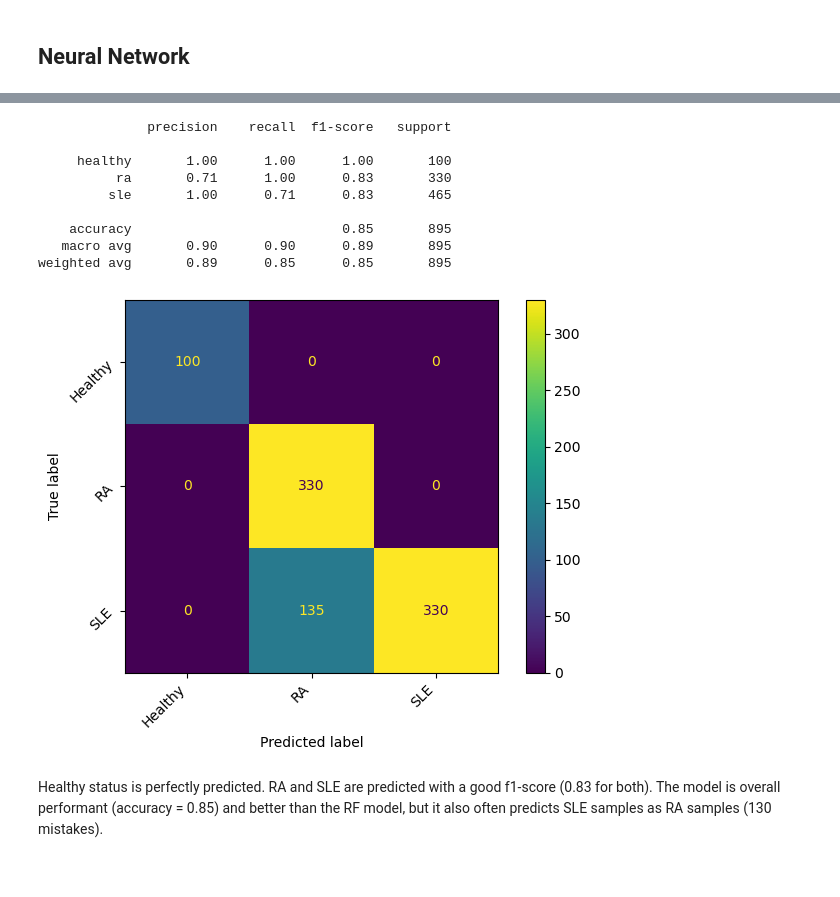
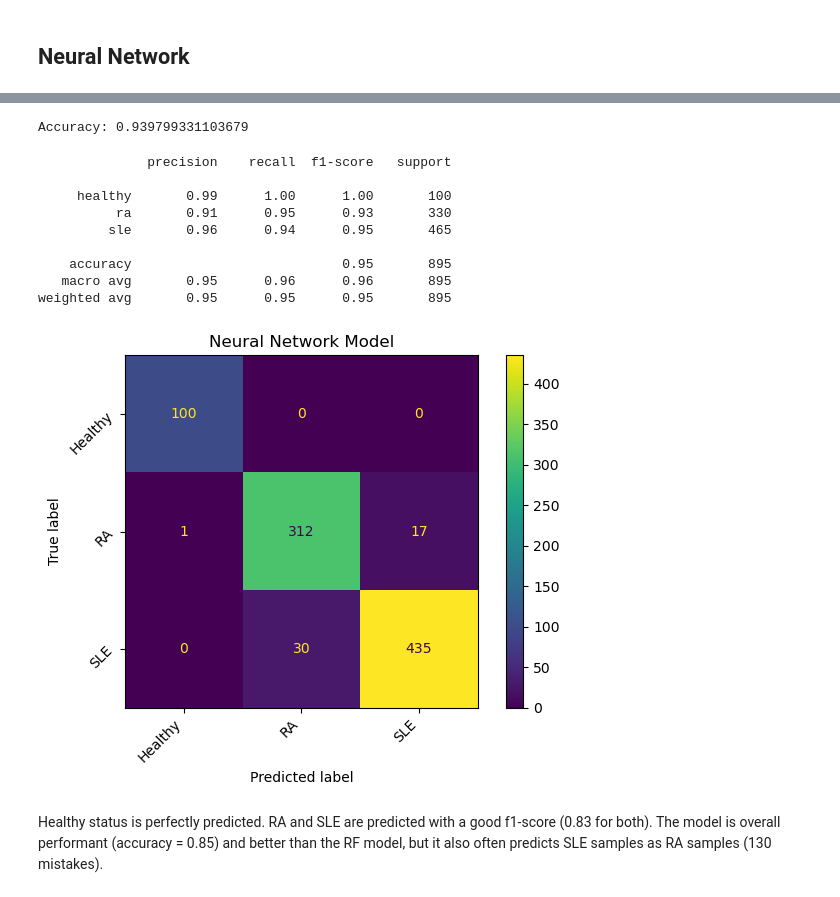
Before and after one commit to CorentinMey/ML_project, a Jupyter notebook: Classifier.ipynb, the cells around one changed output, grey strips where cells are left out. Saved outputs shown, nothing was run; the diff lists cells and outputs as text; code cells hidden in the pictures.

Commit message:
ajout du projet finalisé

```diff
--- a/Classifier.ipynb
+++ b/Classifier.ipynb
@@ -282,11 +497,0 @@ model = create_model(optimizer='rmsprop', dropout_rate=0.5, neurons=32)
-# %%
-labels_train = adata_train.obs["status"]  # Extraction of health status
-labels_test = adata_test.obs["status"]  # Extraction of health status
-
-print(type(labels_train[0]))
-
-y_train, y_test = prepare_CNN(labels_train, labels_test) # encode the labels
-
-# Extract expression values
-X_train = adata_train.X
-X_test = adata_test.X
@@ -324,8 +497,0 @@ Epoch 24/200
-# %%
-# Evaluate the performance
-loss, accuracy = model.evaluate(X_test, y_test, verbose=0)
-print(f'Test Accuracy: {accuracy:.4f}')
-
-y_pred = model.predict(X_test)
-y_pred_classes = np.argmax(y_pred, axis=1)
-y_test_classes = np.argmax(y_test, axis=1)
@@ -335,31 +624,44 @@ Test Accuracy: 0.8492
+# %%
+# Set the best model
+model = create_model_MLPC((10, 30, 10), activation='relu', dropout_rate=None, solver='adam', max_iter=300)
+
+# Train the model
+model.fit(X_train, y_train)
+
+# Predict and evaluate performance with the best model
+accuracy = model.score(X_test_final, y_test_final)
+print("Accuracy:", accuracy)
+
+y_pred = model.predict(X_test)
+# %% [output]
+Accuracy: 0.939799331103679
 # %%
 target_names = ['healthy', 'ra', 'sle']
-print(classification_report(y_test_classes, y_pred_classes, target_names=target_names))
+print(classification_report(y_test, y_pred, target_names=target_names))
 # %% [output]
               precision    recall  f1-score   support
 
-     healthy       1.00      1.00      1.00       100
-          ra       0.71      1.00      0.83       330
-         sle       1.00      0.71      0.83       465
+     healthy       0.99      1.00      1.00       100
+          ra       0.91      0.95      0.93       330
+         sle       0.96      0.94      0.95       465
 
-    accuracy                           0.85       895
-   macro avg       0.90      0.90      0.89       895
-weighted avg       0.89      0.85      0.85       895
+    accuracy                           0.95       895
+   macro avg       0.95      0.96      0.96       895
+weighted avg       0.95      0.95      0.95       895
 # %%
-cm = confusion_matrix(y_test_classes, y_pred_classes)
+cm = confusion_matrix(y_test, y_pred)
 
 # Display confusion matrix
 disp = ConfusionMatrixDisplay(confusion_matrix=cm, display_labels=["Healthy", "RA", "SLE"])
 disp.plot()
 
 # Adjust the rotation of the x-axis labels and y-axis labels
+plt.title('Neural Network Model')
 plt.xticks(rotation=45, ha='right')
 plt.yticks(rotation=45)
-
-# Adjust layout to ensure everything fits without overlapping
 plt.tight_layout()
 # %% [output]
-[figure, old version]
+[figure, new version]
 # %% [markdown]
 Healthy status is perfectly predicted. RA and SLE are predicted with a good f1-score (0.83 for both). The model is overall performant (accuracy = 0.85) and better than the RF model, but it also often predicts SLE samples as RA samples (130 mistakes).
 # %% [markdown]
```
Also changed, not shown: parts of 41 cells of this notebook, 2 other files.
